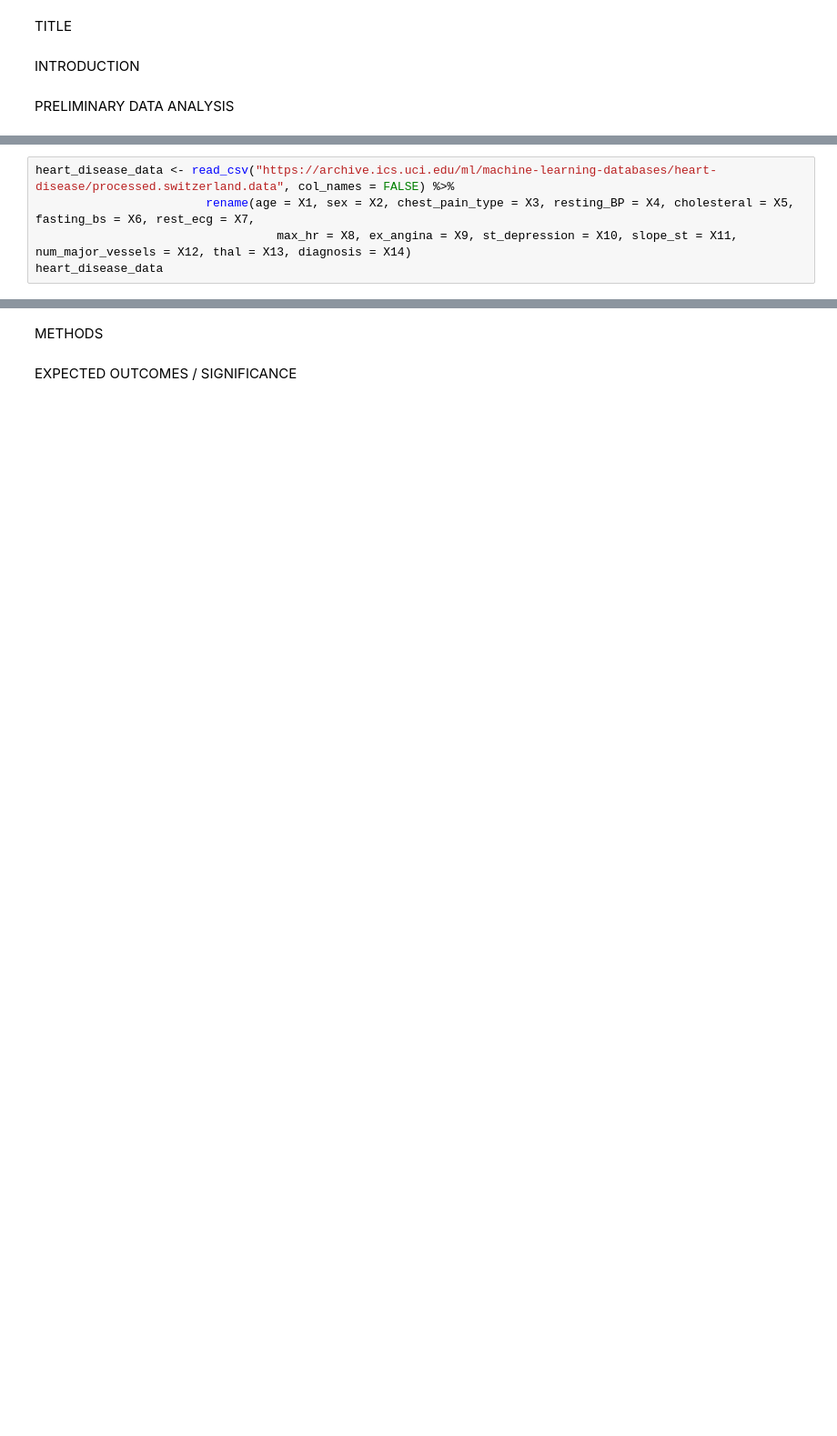
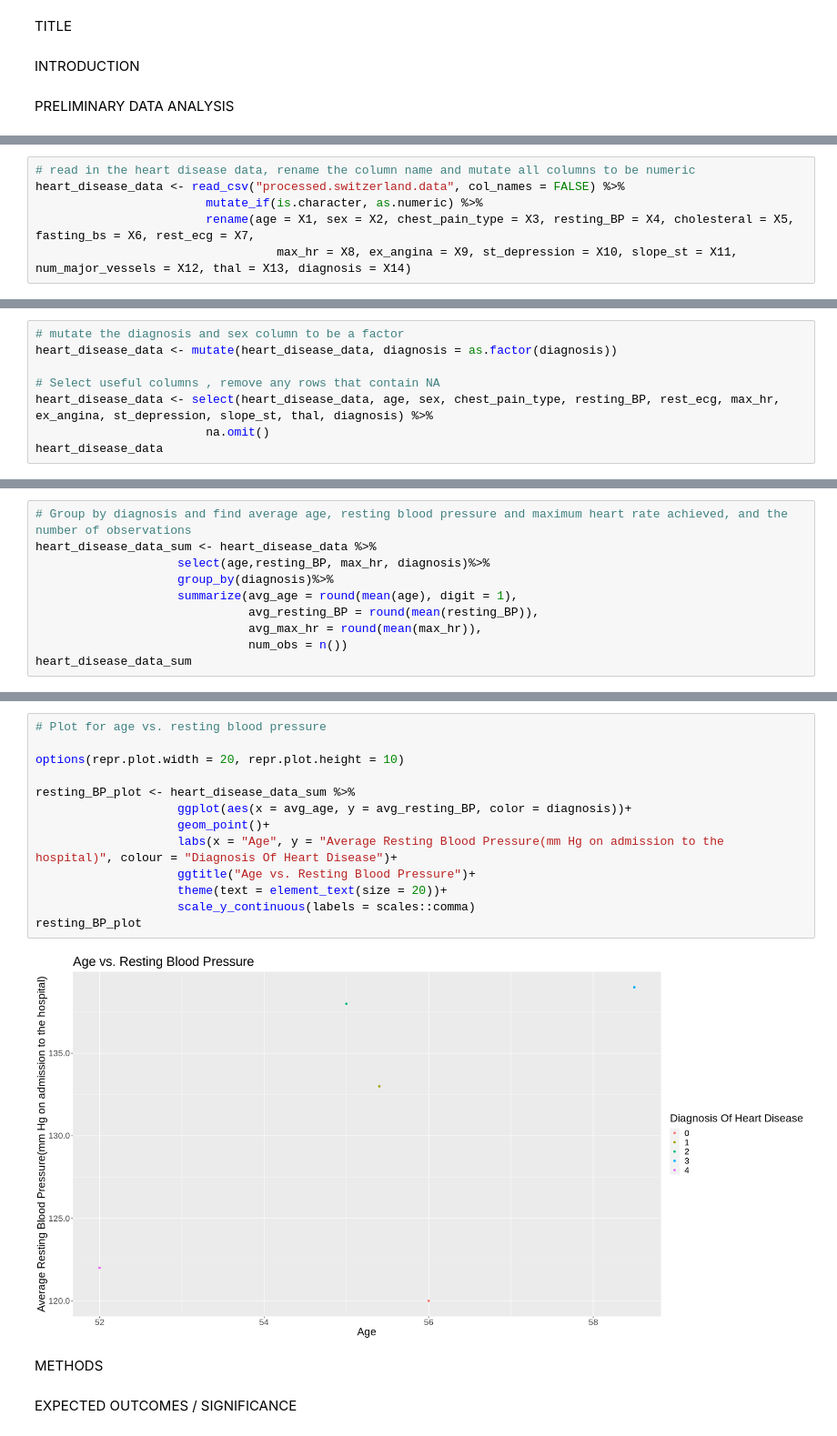
Before and after one commit to camirr/Heart-Disease-Data-Set-Case-Study, a Jupyter notebook: Project_proposal.ipynb, the cells around one changed output, grey strips where cells are left out. Shown at 91% size. Saved outputs shown, nothing was run; the diff lists cells and outputs as text; blank space fills up the shorter version.

Commit message:
Plot for age vs. resting blood pressure

```diff
--- a/Project_proposal.ipynb
+++ b/Project_proposal.ipynb
@@ -32,8 +14,9 @@ Warning message:
 # %%
-heart_disease_data <- read_csv("https://archive.ics.uci.edu/ml/machine-learning-databases/heart-disease/processed.switzerland.data", col_names = FALSE) %>%
+# read in the heart disease data, rename the column name and mutate all columns to be numeric
+heart_disease_data <- read_csv("processed.switzerland.data", col_names = FALSE) %>%
+                        mutate_if(is.character, as.numeric) %>%
                         rename(age = X1, sex = X2, chest_pain_type = X3, resting_BP = X4, cholesteral = X5, fasting_bs = X6, rest_ecg = X7,
                                   max_hr = X8, ex_angina = X9, st_depression = X10, slope_st = X11, num_major_vessels = X12, thal = X13, diagnosis = X14)
-heart_disease_data
 # %% [output]
 Parsed with column specification:
 cols(
@@ -64,0 +38,8 @@ A spec_tbl_df: 123 × 14
+# %%
+# mutate the diagnosis and sex column to be a factor
+heart_disease_data <- mutate(heart_disease_data, diagnosis = as.factor(diagnosis))
+
+# Select useful columns , remove any rows that contain NA
+heart_disease_data <- select(heart_disease_data, age, sex, chest_pain_type, resting_BP, rest_ecg, max_hr, ex_angina, st_depression, slope_st, thal, diagnosis) %>%
+                        na.omit()
+heart_disease_data
@@ -64,0 +57,10 @@ A spec_tbl_df: 123 × 14
+# %%
+# Group by diagnosis and find average age, resting blood pressure and maximum heart rate achieved, and the number of observations
+heart_disease_data_sum <- heart_disease_data %>%
+                    select(age,resting_BP, max_hr, diagnosis)%>%
+                    group_by(diagnosis)%>%
+                    summarize(avg_age = round(mean(age), digit = 1),
+                              avg_resting_BP = round(mean(resting_BP)),
+                              avg_max_hr = round(mean(max_hr)),
+                              num_obs = n())
+heart_disease_data_sum
@@ -65,3 +77,18 @@ A spec_tbl_df: 123 × 14
+# %%
+# Plot for age vs. resting blood pressure
+
+options(repr.plot.width = 20, repr.plot.height = 10)
+
+resting_BP_plot <- heart_disease_data_sum %>%
+                    ggplot(aes(x = avg_age, y = avg_resting_BP, color = diagnosis))+
+                    geom_point()+
+                    labs(x = "Age", y = "Average Resting Blood Pressure(mm Hg on admission to the hospital)", colour = "Diagnosis Of Heart Disease")+
+                    ggtitle("Age vs. Resting Blood Pressure")+
+                    theme(text = element_text(size = 20))+
+                    scale_y_continuous(labels = scales::comma)
+resting_BP_plot
+# %% [output]
+[figure, added]
 # %% [markdown]
 METHODS
 # %% [markdown]
```
Also changed, not shown: parts of 4 cells of this notebook.
